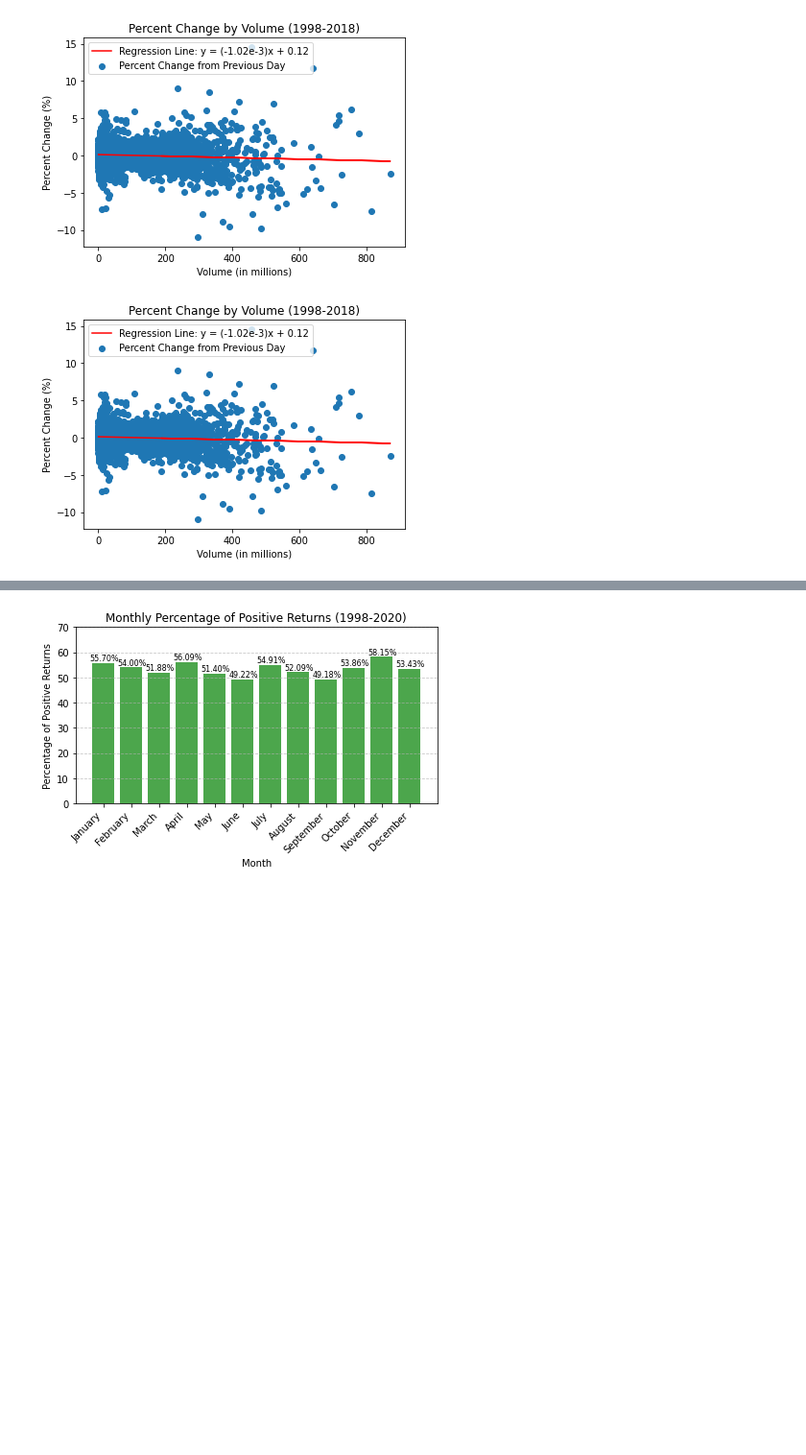
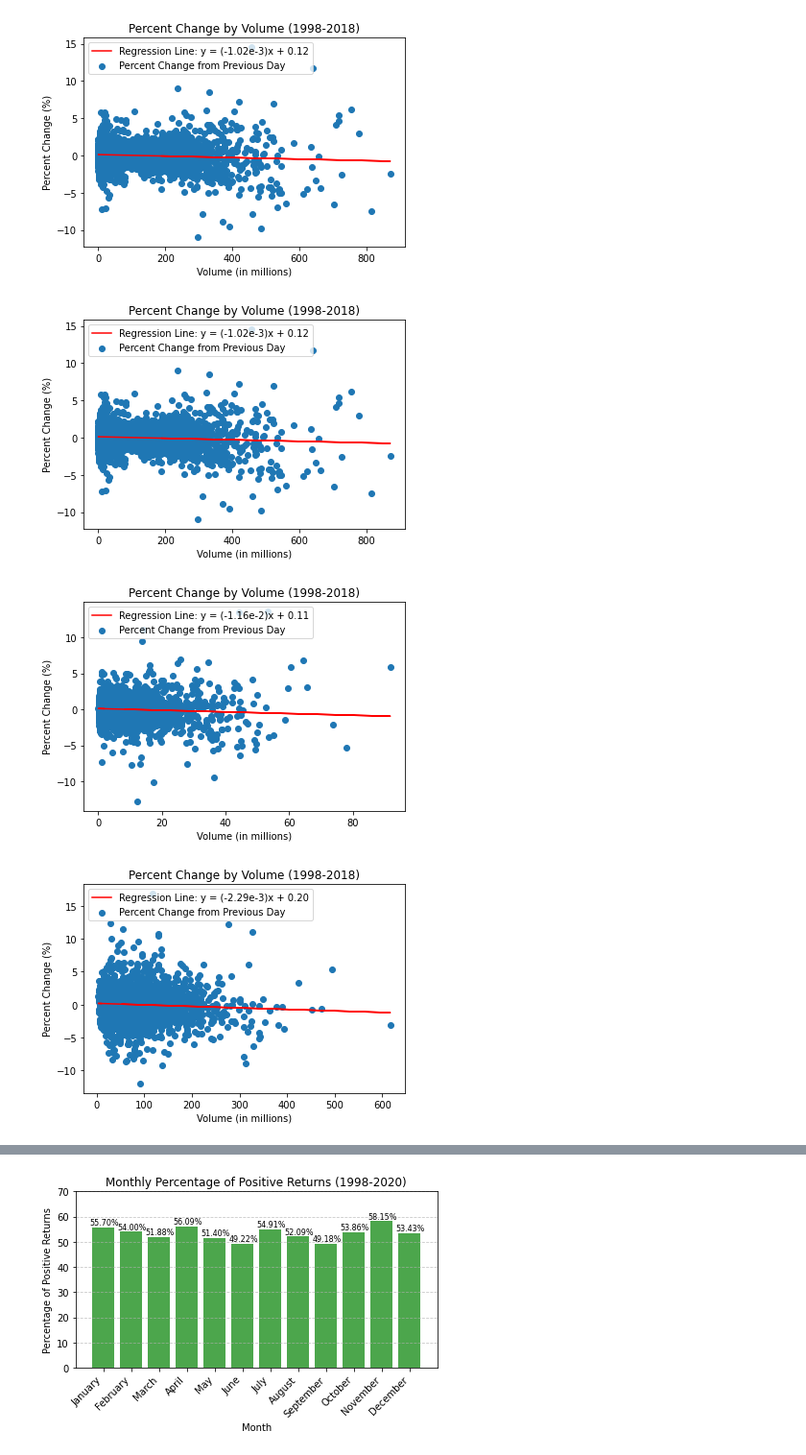
Before and after one commit to jovaughn-olivier/AI-powered-Stock-Market-Predictions, a Jupyter notebook: Code/Stock-Data-Modeling_Notebook.ipynb, the cells around one changed output, grey strips where cells are left out. Shown at 96% size. Saved outputs shown, nothing was run; the diff lists cells and outputs as text; code cells hidden in the pictures; blank space fills up the shorter version.

```diff
--- a/Code/Stock-Data-Modeling_Notebook.ipynb
+++ b/Code/Stock-Data-Modeling_Notebook.ipynb
@@ -78,52 +78,57 @@ plt.show()
 # %% [output]
 [figure]
 # %%
-#Computes & Visualizes $SPY's Percent Change / Volume
+#Computes & Visualizes Percent Change / Volume of each Ticker in the set
 
 import pandas as pd
 import matplotlib.pyplot as plt
 from sklearn.linear_model import LinearRegression
 
-# Define Dataset
-df = pd.read_csv("SPY.csv")
+set = ['SPY', 'DIA', 'QQQ']
+for ticker in set:
 
-# Calculate percent change from the previous day
-df['PercentChange'] = df['Close'].pct_change() * 100
+    # Define dataset
+    df = pd.read_csv(ticker+'.csv')
 
-# Drop NaN values resulting from the percent change calculation
-df = df.dropna()
+    # Calculate percent change from the previous day
+    df['PercentChange'] = df['Close'].pct_change() * 100
 
-# Extracting relevant columns
-X = df['Volume'].values.reshape(-1, 1) / 1e6
-y = df['PercentChange']
+    # Drop NaN values resulting from the percent change calculation
+    df = df.dropna()
 
-# Create scatter plot
-plt.scatter(X, y, label='Percent Change from Previous Day')
+    # Extracting relevant columns
+    X = df['Volume'].values.reshape(-1, 1) / 1e6
+    y = df['PercentChange']
 
-# Fit linear regression model
-model = LinearRegression()
-model.fit(X, y)
-y_pred = model.predict(X)
+    # Create scatter plot
+    plt.scatter(X, y, label='Percent Change from Previous Day')
 
-# Format the coefficient in the regression equation
-coef_str = "{:0.2e}".format(model.coef_[0]).replace("e-0", "e-")
-intercept_str = "{:0.2f}".format(model.intercept_)
+    # Fit linear regression model
+    model = LinearRegression()
+    model.fit(X, y)
+    y_pred = model.predict(X)
 
-# Equation for the regression line
-equation = f"y = ({coef_str})x + {intercept_str}"
+    # Format the coefficient in the regression equation
+    coef_str = "{:0.2e}".format(model.coef_[0]).replace("e-0", "e-")
+    intercept_str = "{:0.2f}".format(model.intercept_)
 
-# Plot regression line with the equation in the legend
-plt.plot(X, y_pred, color='red', label=f'Regression Line: {equation}')
+    # Equation for the regression line
+    equation = f"y = ({coef_str})x + {intercept_str}"
 
-# Customize plot
-plt.title('Percent Change by Volume (1998-2018)')
-plt.xlabel('Volume (in millions)')
-plt.ylabel('Percent Change (%)')
-plt.legend()
-plt.legend(loc='upper left')
-plt.show()
+    # Plot regression line with the equation in the legend
+    plt.plot(X, y_pred, color='red', label=f'Regression Line: {equation}')
+
+    # Customize plot
+    plt.title('Percent Change by Volume (1998-2018)')
+    plt.xlabel('Volume (in millions)')
+    plt.ylabel('Percent Change (%)')
+    plt.legend()
+    plt.legend(loc='upper left')
+    plt.show()
 # %% [output]
 [figure]
+[figure, added]
+[figure, added]
 # %%
 #Computes & Visualizes an average Percent / Volume from each Ticker in the set
 
```
Also changed, not shown: parts of 1 cell of this notebook.
